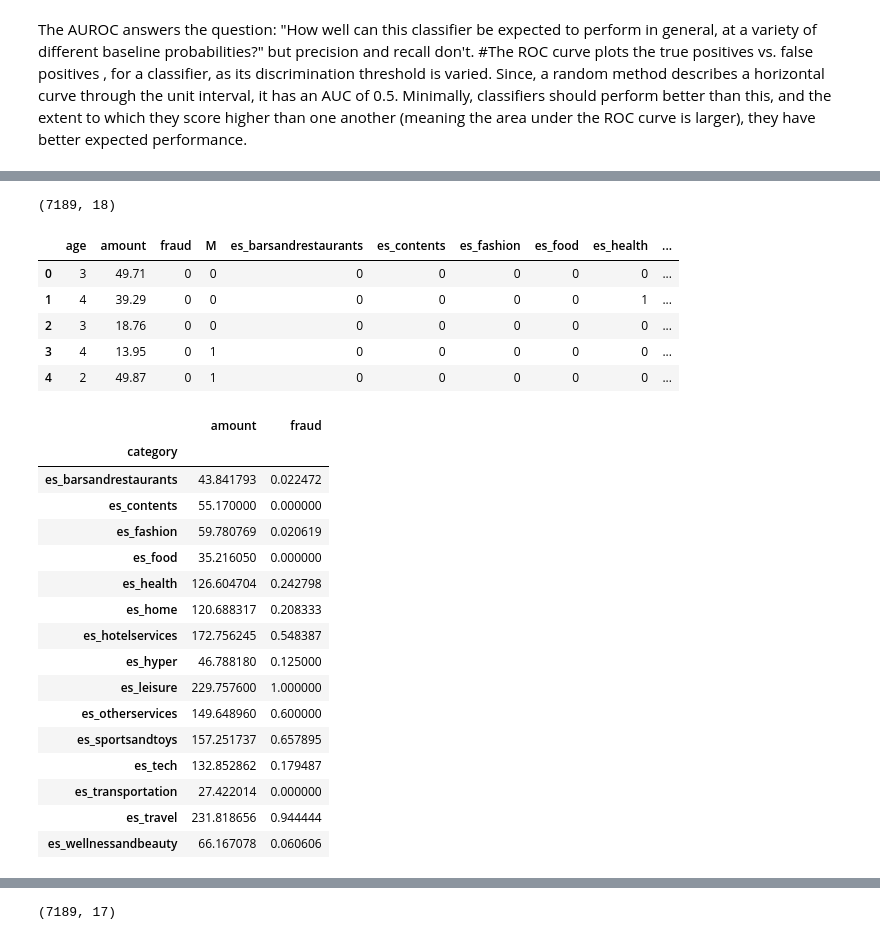
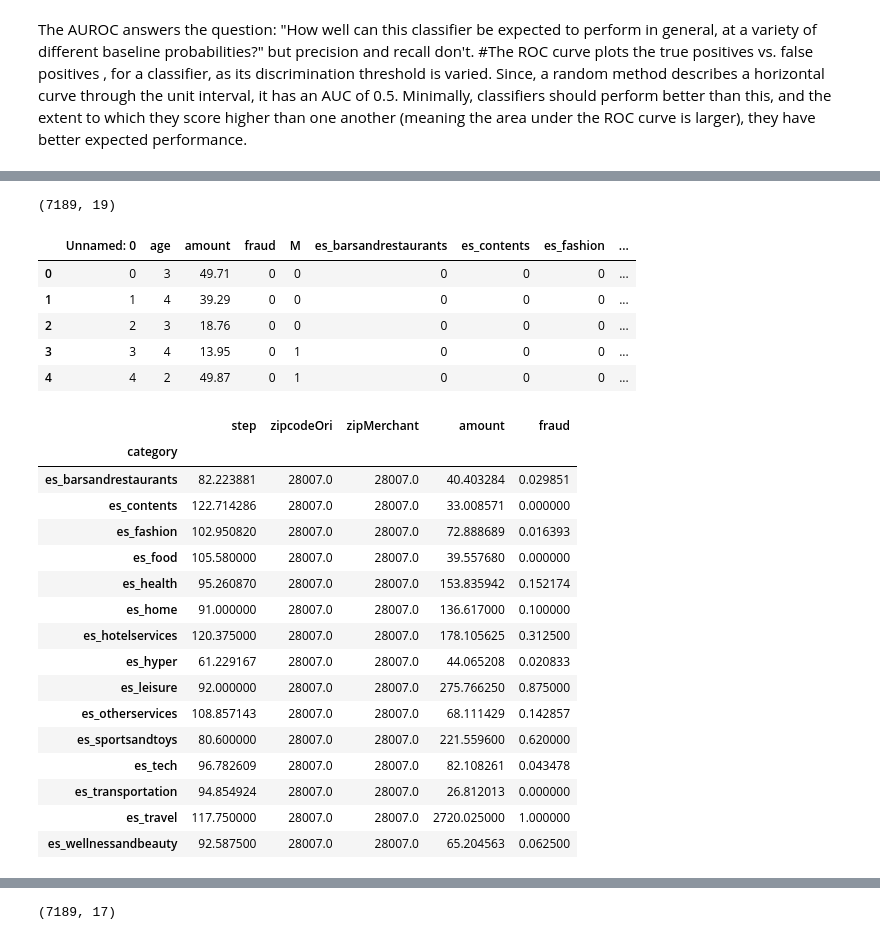
Before and after one commit to rodglins/Deteccao_Fraude_Python, a Jupyter notebook: projetoDeteccaoFraudeDIO.ipynb, the cells around one changed output, grey strips where cells are left out. Drawn from its saved outputs; the diff is of its cells as text; code cells hidden in the pictures.

```diff
--- a/projetoDeteccaoFraudeDIO.ipynb
+++ b/projetoDeteccaoFraudeDIO.ipynb
@@ -76,18 +80,17 @@ df = pd.read_csv('creditcard_fraud2.csv', error_bad_lines=False)
 df3 = pd.read_csv('amostraFraude.csv', error_bad_lines=False)
 
 # dados não rotulados
-
-banksim_file = 'banksim.csv'
+#banksim_file = 'banksim.csv'
+banksim_file = 'bankSim2.csv'
 banksim_adj_file = 'banksim_adj.csv'
 # arquivos pickle:
-db_full_file = 'db_full.pickle'
+db_full_file = 'XGB-BankSim.pkl'
 labels_file = 'labels.pickle'
 labels_full_file = 'labels_full.pickle'
 x_scaled_file = 'x_scaled.pickle'
 x_scaled_full_file = 'x_scaled_full.pickle'
 
-# Fraud detection using text
-
+# Detecção de fraude em textos
 enron_emails_clean_file = 'enron_emails_clean.csv'
 cleantext_file = 'cleantext.pickle'
 corpus_file = 'corpus.pickle'
@@ -950,8 +955,11 @@ https://github.com/banking-project/banksim
 # %%
- # Exploring the data
+ # Explorando os dados:
 
 banksim_df = pd.read_csv(banksim_file)
-banksim_df.drop(['Unnamed: 0'], axis=1, inplace=True)
-banksim_adj_df = pd.read_csv(banksim_adj_file)
-banksim_adj_df.drop(['Unnamed: 0'], axis=1, inplace=True)
+banksim_df.drop(['customer'], axis=1, inplace=True)
+# banksim_adj_df = pd.read_csv(banksim_adj_file)
+# banksim_adj_df.drop(['step'], axis=1, inplace=True)
+# %%
+#Criando uma amostra de 10% do df original
+banksim_df2 = banksim_df.sample(frac=0.01)
 # %%
@@ -970,34 +978,34 @@ banksim_df.head()
 # %%
 banksim_adj_df.shape
 # %% [output]
-(7189, 18)
+(7189, 19)
 # %%
 banksim_adj_df.head()
 # %% [output]
-|  | age | amount | fraud | M | es_barsandrestaurants | es_contents | es_fashion | es_food | es_health | ... |
-| 0 | 3 | 49.71 | 0 | 0 | 0 | 0 | 0 | 0 | 0 | ... |
-| 1 | 4 | 39.29 | 0 | 0 | 0 | 0 | 0 | 0 | 1 | ... |
-| 2 | 3 | 18.76 | 0 | 0 | 0 | 0 | 0 | 0 | 0 | ... |
-| 3 | 4 | 13.95 | 0 | 1 | 0 | 0 | 0 | 0 | 0 | ... |
-| 4 | 2 | 49.87 | 0 | 1 | 0 | 0 | 0 | 0 | 0 | ... |
+|  | Unnamed: 0 | age | amount | fraud | M | es_barsandrestaurants | es_contents | es_fashion | ... |
+| 0 | 0 | 3 | 49.71 | 0 | 0 | 0 | 0 | 0 | ... |
+| 1 | 1 | 4 | 39.29 | 0 | 0 | 0 | 0 | 0 | ... |
+| 2 | 2 | 3 | 18.76 | 0 | 0 | 0 | 0 | 0 | ... |
+| 3 | 3 | 4 | 13.95 | 0 | 1 | 0 | 0 | 0 | ... |
+| 4 | 4 | 2 | 49.87 | 0 | 1 | 0 | 0 | 0 | ... |
 # %%
-banksim_df.groupby(['category']).mean()
+banksim_df2.groupby(['category']).mean()
 # %% [output]
-|  | amount | fraud |
-| category |  |  |
-| es_barsandrestaurants | 43.841793 | 0.022472 |
-| es_contents | 55.170000 | 0.000000 |
-| es_fashion | 59.780769 | 0.020619 |
-| es_food | 35.216050 | 0.000000 |
-| es_health | 126.604704 | 0.242798 |
-| es_home | 120.688317 | 0.208333 |
-| es_hotelservices | 172.756245 | 0.548387 |
-| es_hyper | 46.788180 | 0.125000 |
-| es_leisure | 229.757600 | 1.000000 |
-| es_otherservices | 149.648960 | 0.600000 |
-| es_sportsandtoys | 157.251737 | 0.657895 |
-| es_tech | 132.852862 | 0.179487 |
-| es_transportation | 27.422014 | 0.000000 |
-| es_travel | 231.818656 | 0.944444 |
-| es_wellnessandbeauty | 66.167078 | 0.060606 |
+|  | step | zipcodeOri | zipMerchant | amount | fraud |
+| category |  |  |  |  |  |
+| es_barsandrestaurants | 82.223881 | 28007.0 | 28007.0 | 40.403284 | 0.029851 |
+| es_contents | 122.714286 | 28007.0 | 28007.0 | 33.008571 | 0.000000 |
+| es_fashion | 102.950820 | 28007.0 | 28007.0 | 72.888689 | 0.016393 |
+| es_food | 105.580000 | 28007.0 | 28007.0 | 39.557680 | 0.000000 |
+| es_health | 95.260870 | 28007.0 | 28007.0 | 153.835942 | 0.152174 |
+| es_home | 91.000000 | 28007.0 | 28007.0 | 136.617000 | 0.100000 |
+| es_hotelservices | 120.375000 | 28007.0 | 28007.0 | 178.105625 | 0.312500 |
+| es_hyper | 61.229167 | 28007.0 | 28007.0 | 44.065208 | 0.020833 |
+| es_leisure | 92.000000 | 28007.0 | 28007.0 | 275.766250 | 0.875000 |
+| es_otherservices | 108.857143 | 28007.0 | 28007.0 | 68.111429 | 0.142857 |
+| es_sportsandtoys | 80.600000 | 28007.0 | 28007.0 | 221.559600 | 0.620000 |
+| es_tech | 96.782609 | 28007.0 | 28007.0 | 82.108261 | 0.043478 |
+| es_transportation | 94.854924 | 28007.0 | 28007.0 | 26.812013 | 0.000000 |
+| es_travel | 117.750000 | 28007.0 | 28007.0 | 2720.025000 | 1.000000 |
+| es_wellnessandbeauty | 92.587500 | 28007.0 | 28007.0 | 65.204563 | 0.062500 |
 # %%
```
Also changed, not shown: parts of 107 cells of this notebook, 1 other file.
